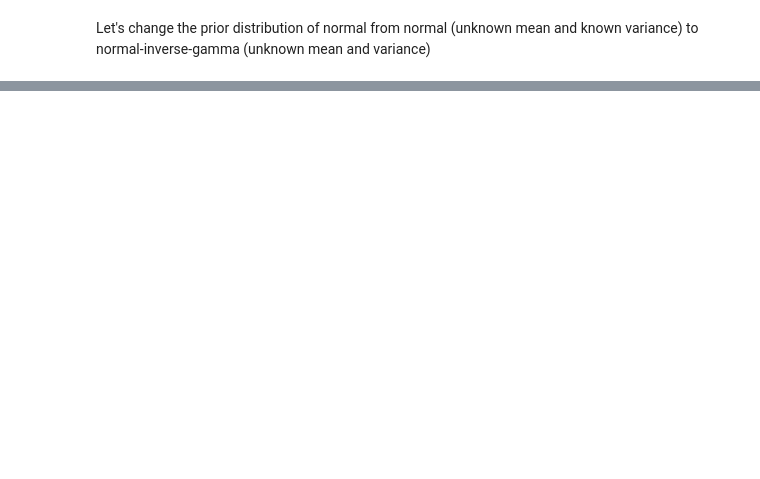
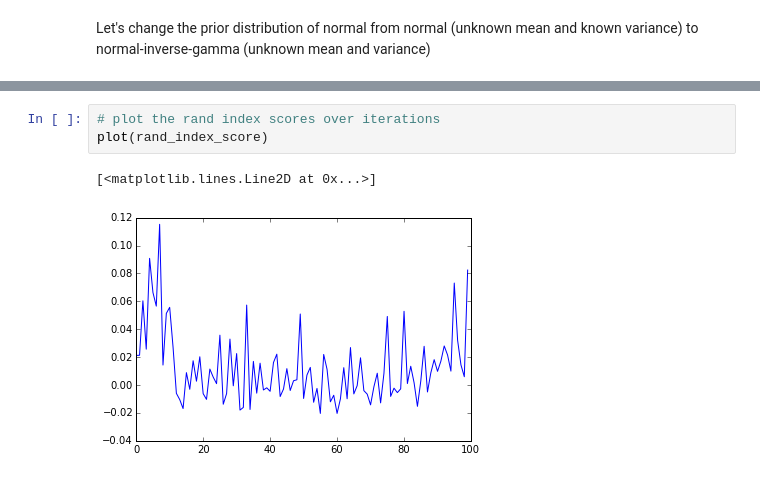
Before and after one commit to dongwookim-ml/topic-model-lecture-note, a Jupyter notebook: lecture0.ipynb, the cells around one changed output, grey strips where cells are left out. Cells and saved outputs as stored; diff of their text form; blank space fills up the shorter version.

```diff
--- a/lecture0.ipynb
+++ b/lecture0.ipynb
@@ -217,0 +274,6 @@ Let's change the prior distribution of normal from normal (unknown mean and know
+# %%
+# plot the rand index scores over iterations
+plot(rand_index_score)
+# %% [output]
+[<matplotlib.lines.Line2D at 0x...>]
+[figure, added]
```
Also changed, not shown: parts of 14 cells of this notebook.
